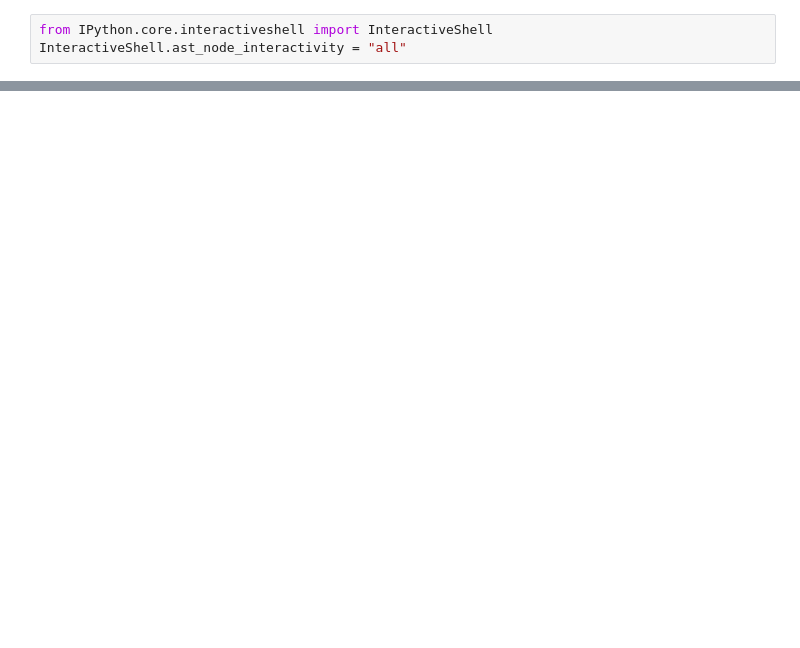
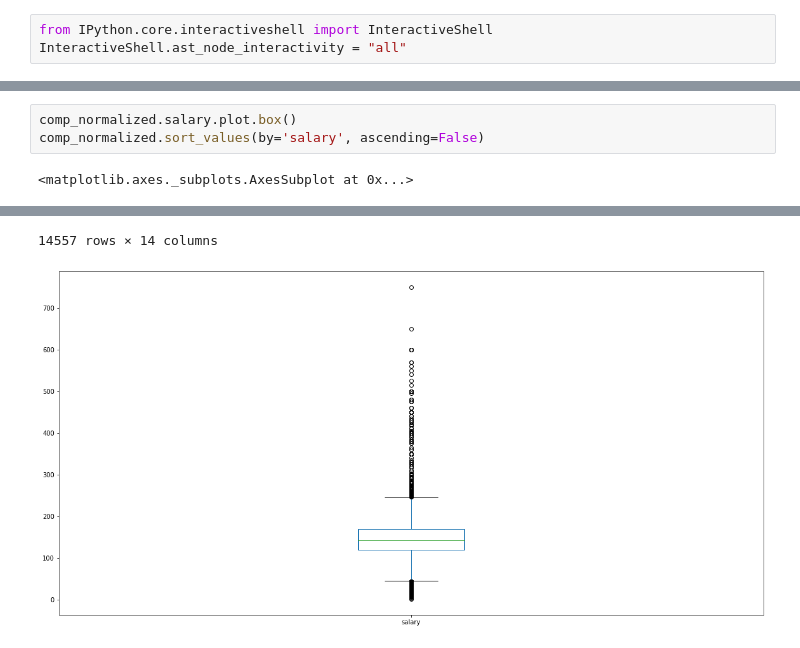
Before and after one commit to simonayzman/CompensationNegotiation, a Jupyter notebook: data/DataCleaning.ipynb, the cells around one changed output, grey strips where cells are left out. Drawn from its saved outputs; the diff is of its cells as text; blank space fills up the shorter version.

```diff
--- a/data/DataCleaning.ipynb
+++ b/data/DataCleaning.ipynb
@@ -131,0 +317,5 @@ comp_swe[comp_swe.raw_salary > 1000000]
+# %%
+comp_normalized.salary.plot.box()
+comp_normalized.sort_values(by='salary', ascending=False)
+# %% [output]
+<matplotlib.axes._subplots.AxesSubplot at 0x...>
@@ -131,0 +335,2 @@ comp_swe[comp_swe.raw_salary > 1000000]
+14557 rows × 14 columns
+[figure, added]
```
Also changed, not shown: parts of 28 cells of this notebook.
